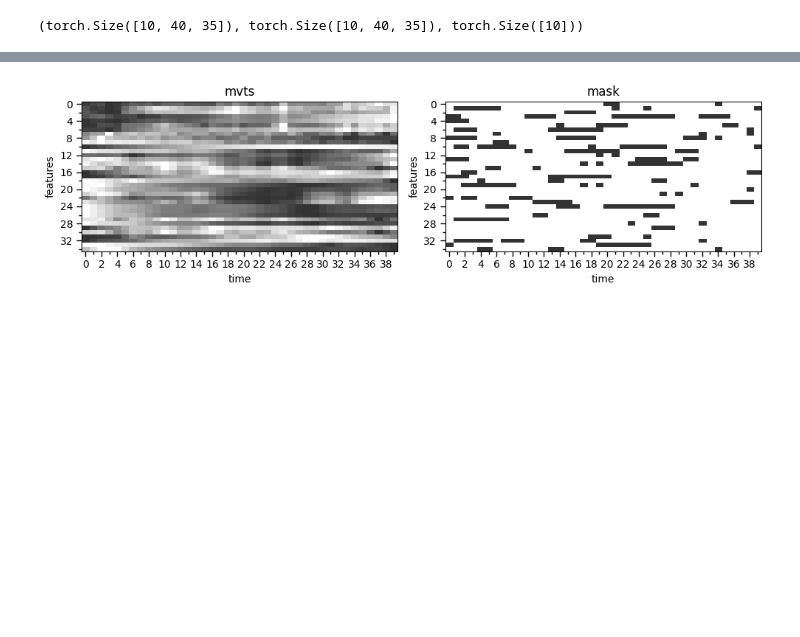
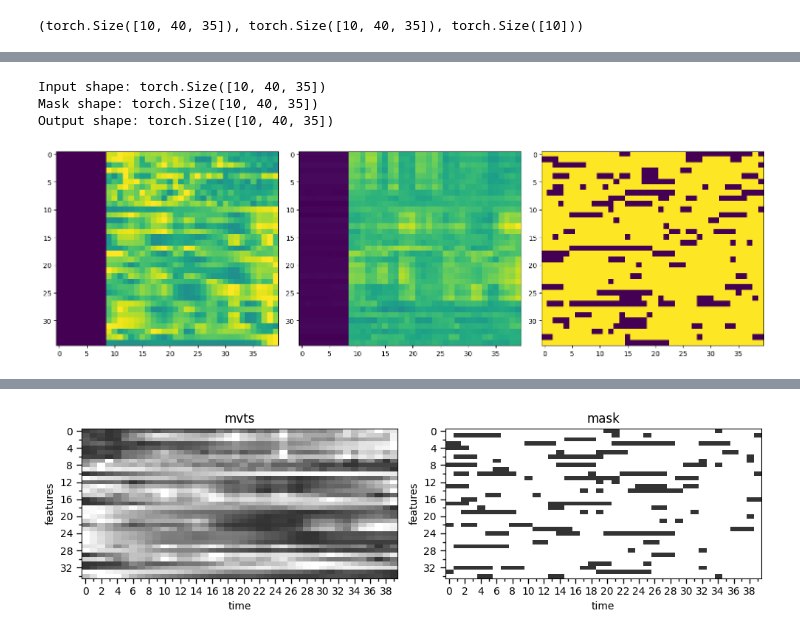
Before and after one commit to brandonlpanos/mvts, a Jupyter notebook: src/train_inputter.ipynb, the cells around one changed output, grey strips where cells are left out. Saved outputs shown, nothing was run; the diff lists cells and outputs as text; code cells hidden in the pictures; blank space fills up the shorter version.

```diff
--- a/src/train_inputter.ipynb
+++ b/src/train_inputter.ipynb
@@ -174,7 +141,0 @@ val_indices = data_indices['val_indices']
-# %%
-# Create train and validation loaders for the inputting task
-
-train_dataloader = DataLoader(ImputationDataset(train_indices, norm_type='unity', mean_mask_length=3, masking_ratio=0.15), batch_size=10, shuffle=True, drop_last=True)
-val_dataloader = DataLoader(ImputationDataset(val_indices, norm_type='unity', mean_mask_length=3, masking_ratio=0.15), batch_size=10, shuffle=True, drop_last=True)
-x, mask, label = next(iter(train_dataloader))
-x.shape, mask.shape, label.shape # (batch, seq_length, feat_dim)
@@ -182,0 +148,28 @@ x.shape, mask.shape, label.shape # (batch, seq_length, feat_dim)
+# %%
+model.eval()
+x, mask, _ = next(iter(val_dataloader))
+padding_mask = find_padding_masks(x)
+x = torch.nan_to_num(x)
+x_masked = x * mask
+target_masks = ~mask
+x = x.to(device)
+x_masked = x_masked.to(device)
+target_masks = target_masks.to(device)
+padding_mask = padding_mask.to(device)
+y_hat = model(x_masked, padding_mask)
+
+print(f"Input shape: {x.shape}\nMask shape: {mask.shape}\nOutput shape: {y_hat.shape}")
+# %% [output]
+Input shape: torch.Size([10, 40, 35])
+Mask shape: torch.Size([10, 40, 35])
+Output shape: torch.Size([10, 40, 35])
+# %%
+fig, ax = plt.subplots(1, 3, figsize=(15, 5))
+
+ax[0].imshow(x[0].cpu().detach().numpy().T)
+ax[1].imshow(y_hat[0].cpu().detach().numpy().T)
+ax[2].imshow(mask[0].cpu().detach().numpy().T)
+plt.tight_layout()
+plt.show()
+# %% [output]
+[figure, added]
```
Also changed, not shown: parts of 11 cells of this notebook, 3 other files.
